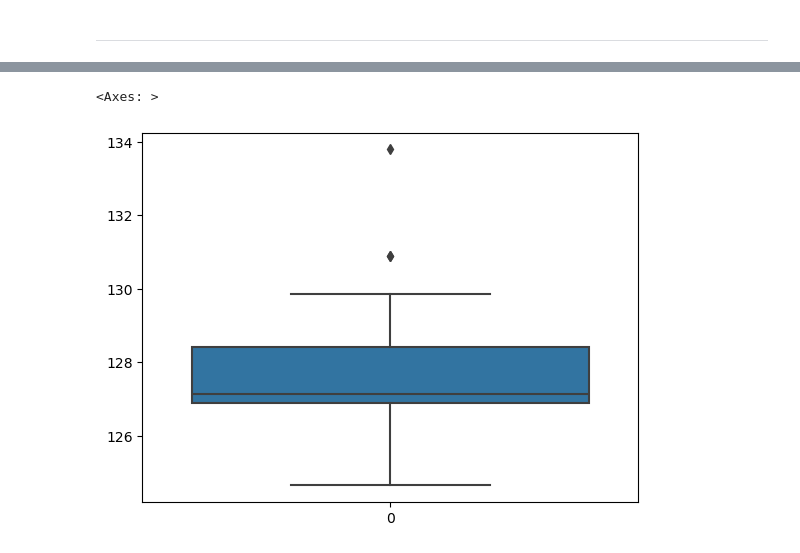
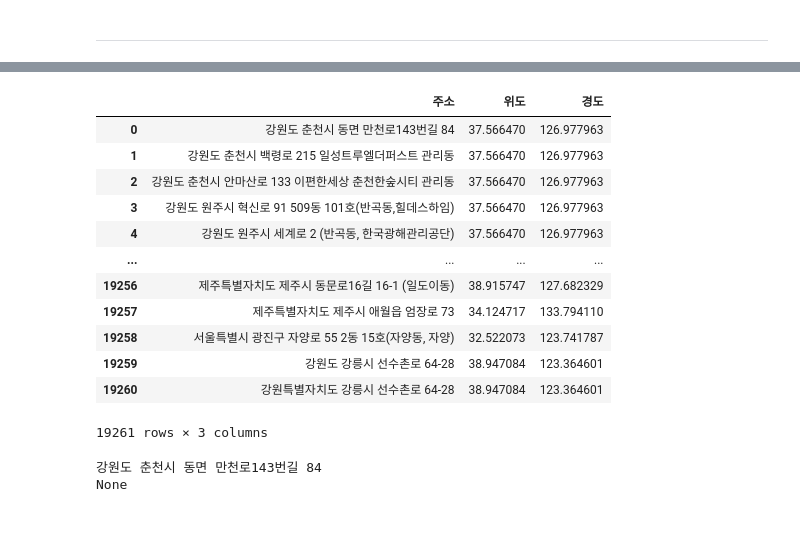
Before and after one commit to NeatyNut/-------, a Jupyter notebook: EDA.ipynb, the cells around one changed output, grey strips where cells are left out. Cells and saved outputs as stored; diff of their text form; code cells hidden in the pictures; blank space fills up the shorter version.

```diff
--- a/EDA.ipynb
+++ b/EDA.ipynb
@@ -1160,0 +1010,16 @@ KID_2020[KID_2020['주소'].str.contains("강원도 춘천시 우석로85번길
+# %%
+null_df = pd.DataFrame(columns=['주소', '위도', '경도'])
+
+for j in kid_list:
+    df = j.copy()
+
+    if len(null_df) == 0:
+        null_df = df[((df['위도'].isnull()) | (df['경도'].isnull())) & (df['주소'].isin(dup_df['주소']))][['주소', '위도', '경도']].copy()
+    else:
+        add_df = df[((df['위도'].isnull()) | (df['경도'].isnull())) & (df['주소'].isin(dup_df['주소']))][['주소', '위도', '경도']].copy()
+        null_df = pd.concat([null_df, add_df], axis=0)
+
+null_df = null_df.drop_duplicates()
+null_df.reset_index(inplace=True)
+null_df = null_df.drop(columns=['index'])
+null_df
@@ -1162,0 +1041,22 @@ KID_2020[KID_2020['주소'].str.contains("강원도 춘천시 우석로85번길
+# %%
+max_latitude = 38.61
+min_latitude = 33.11
+
+max_longtitude = 131.87
+min_longtitude = 124.6
+# %%
+outlier_df = pd.DataFrame(columns=['주소', '위도', '경도'])
+
+for j in kid_list:
+    df = j.copy()
+
+    if len(null_df) == 0:
+        outlier_df = df[((df['위도'] > max_latitude) | (df['위도'] < min_latitude) | (df['경도'] > max_longtitude) | (df['경도'] < min_longtitude))][['주소', '위도', '경도']].copy()
+    else:
+        add_df = df[((df['위도'] > max_latitude) | (df['위도'] < min_latitude) | (df['경도'] > max_longtitude) | (df['경도'] < min_longtitude))][['주소', '위도', '경도']].copy()
+        outlier_df = pd.concat([outlier_df, add_df], axis=0)
+
+outlier_df = outlier_df.drop_duplicates()
+outlier_df.reset_index(inplace=True)
+outlier_df = outlier_df.drop(columns=['index'])
+outlier_df
@@ -1195,5 +1071,0 @@ sns.boxplot(kid_point['위도'])
-# %%
-sns.boxplot(kid_point['경도'])
-# %% [output]
-<Axes: >
-[figure, removed]
@@ -1202,0 +1072,19 @@ kid_point = kid_point.drop_duplicates()
+# %%
+get_xy_df = pd.concat([dup_df, null_df, outlier_df])
+get_xy_df.reset_index(inplace=True)
+get_xy_df = get_xy_df.drop(columns=['index'])
+get_xy_df
+# %% [output]
+|  | 주소 | 위도 | 경도 |
+| 0 | 강원도 춘천시 동면 만천로143번길 84 | 37.566470 | 126.977963 |
+| 1 | 강원도 춘천시 백령로 215 일성트루엘더퍼스트 관리동 | 37.566470 | 126.977963 |
+| 2 | 강원도 춘천시 안마산로 133 이편한세상 춘천한숲시티 관리동 | 37.566470 | 126.977963 |
+| 3 | 강원도 원주시 혁신로 91 509동 101호(반곡동,힐데스하임) | 37.566470 | 126.977963 |
+| 4 | 강원도 원주시 세계로 2 (반곡동, 한국광해관리공단) | 37.566470 | 126.977963 |
+| ... | ... | ... | ... |
+| 19256 | 제주특별자치도 제주시 동문로16길 16-1 (일도이동) | 38.915747 | 127.682329 |
+| 19257 | 제주특별자치도 제주시 애월읍 엄장로 73 | 34.124717 | 133.794110 |
+| 19258 | 서울특별시 광진구 자양로 55 2동 15호(자양동, 자양) | 32.522073 | 123.741787 |
+| 19259 | 강원도 강릉시 선수촌로 64-28 | 38.947084 | 123.364601 |
+| 19260 | 강원특별자치도 강릉시 선수촌로 64-28 | 38.947084 | 123.364601 |
+19261 rows × 3 columns
@@ -1202,0 +1095,10 @@ kid_point = kid_point.drop_duplicates()
+# %%
+for i in get_xy_df.index:
+    geolocoder = Nominatim(user_agent = 'South Korea', timeout=None)
+    print(get_xy_df.loc[i, '주소'])
+    coord = geolocoder.geocode(get_xy_df.loc[i, '주소'])
+    print(coord)
+    break
+# %% [output]
+강원도 춘천시 동면 만천로143번길 84
+None
```
Also changed, not shown: parts of 37 cells of this notebook, 1 other file.
